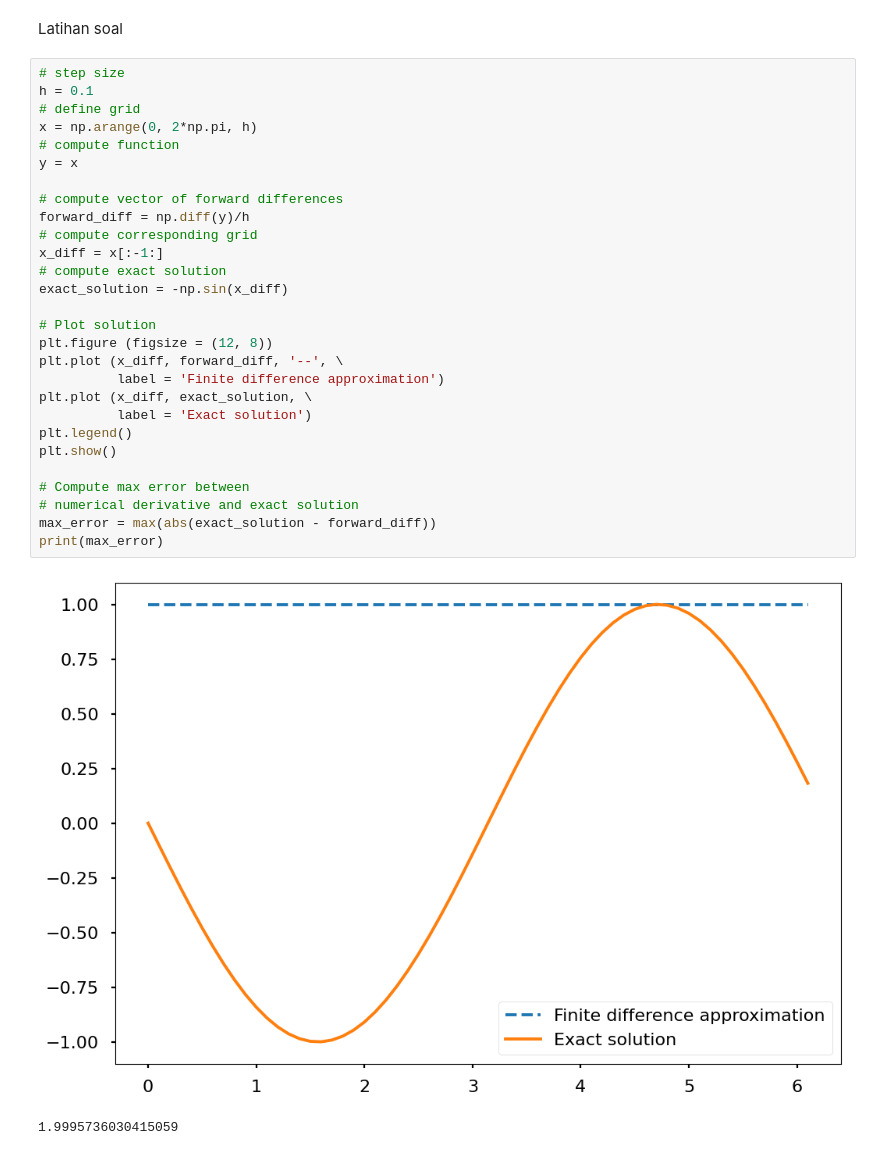
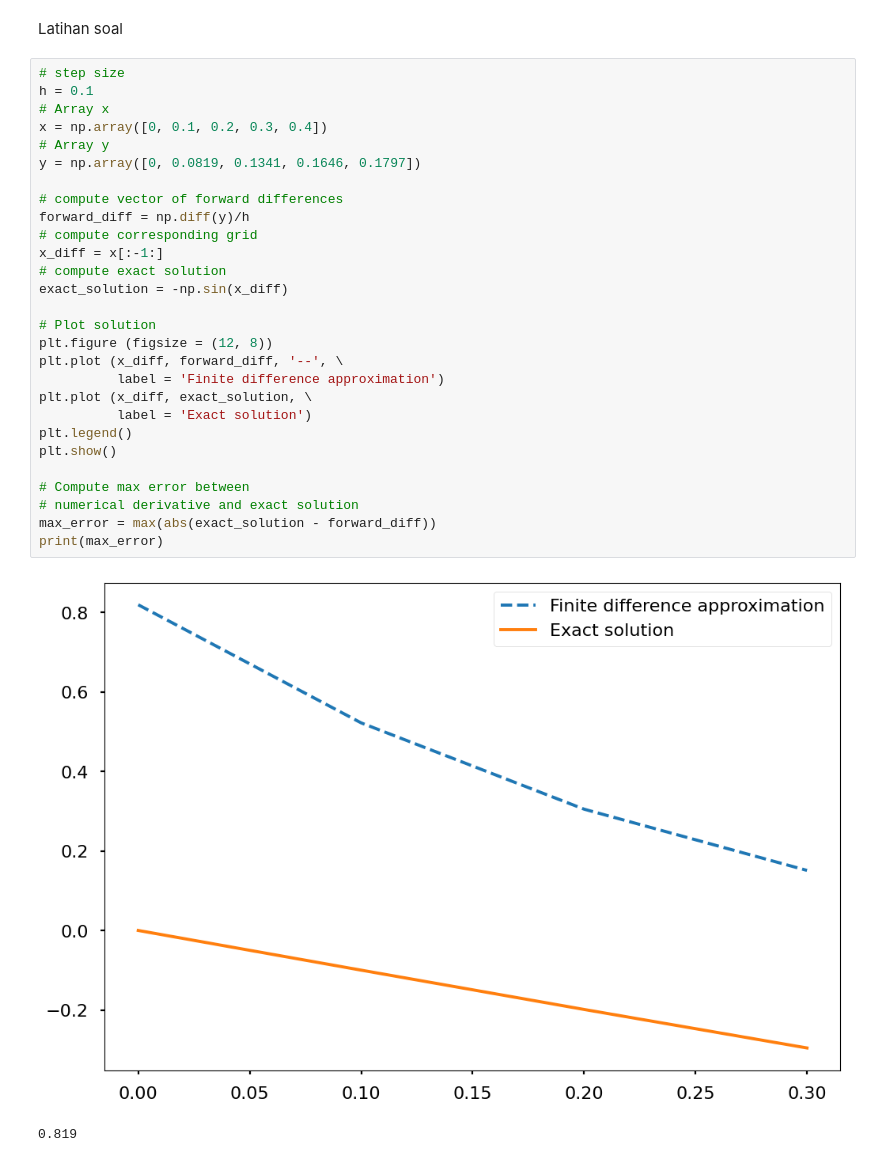
Before and after one commit to NCalvaretta/Lab-Algorithm-and-Programming, a Jupyter notebook: 2702221816_Nilam_Semesta_Calvaretta_Differentiation.ipynb, the cells around one changed output. Saved outputs shown, nothing was run; the diff lists cells and outputs as text.

```diff
--- a/2702221816_Nilam_Semesta_Calvaretta_Differentiation.ipynb
+++ b/2702221816_Nilam_Semesta_Calvaretta_Differentiation.ipynb
@@ -47,31 +47,31 @@ Latihan soal
 # %%
 # step size
 h = 0.1
-# define grid
-x = np.arange(0, 2*np.pi, h)
-# compute function
-y = x
+# Array x
+x = np.array([0, 0.1, 0.2, 0.3, 0.4])
+# Array y
+y = np.array([0, 0.0819, 0.1341, 0.1646, 0.1797])
 
 # compute vector of forward differences
 forward_diff = np.diff(y)/h
 # compute corresponding grid
 x_diff = x[:-1:]
 # compute exact solution
 exact_solution = -np.sin(x_diff)
 
 # Plot solution
 plt.figure (figsize = (12, 8))
 plt.plot (x_diff, forward_diff, '--', \
           label = 'Finite difference approximation')
 plt.plot (x_diff, exact_solution, \
           label = 'Exact solution')
 plt.legend()
 plt.show()
 
 # Compute max error between
 # numerical derivative and exact solution
 max_error = max(abs(exact_solution - forward_diff))
 print(max_error)
 # %% [output]
-[figure, old version]
+[figure, new version]
-1.9995736030415059
+0.819
```
